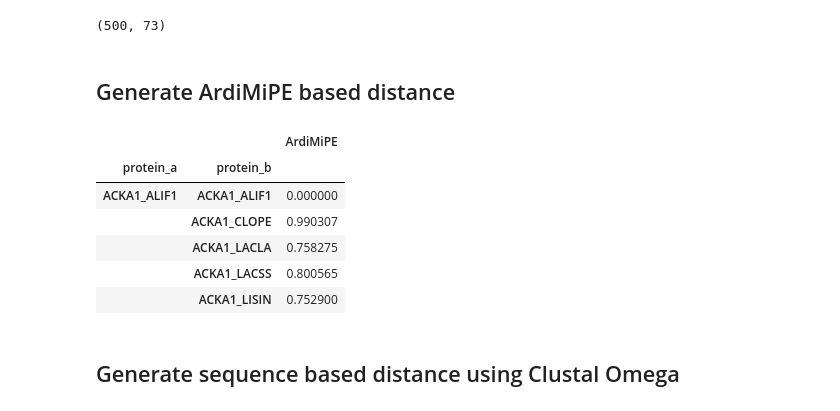
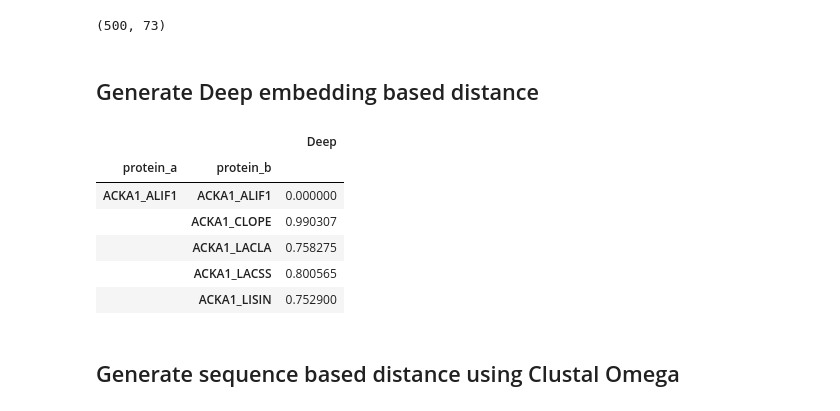
Before and after one commit to ardigen/microbiome-protein-embeddings, a Jupyter notebook: 03-ec-2.7.2/ec-2.7.2-analysis.ipynb, the cells around one changed output. Cells and saved outputs as stored; diff of their text form; code cells hidden in the pictures.

```diff
--- a/03-ec-2.7.2/ec-2.7.2-analysis.ipynb
+++ b/03-ec-2.7.2/ec-2.7.2-analysis.ipynb
@@ -207,7 +200,7 @@ print(random_df.shape)
 # %% [output]
 (500, 73)
 # %% [markdown]
-## Generate ArdiMiPE based distance
+## Generate Deep embedding based distance
 # %%
 from sklearn.metrics import euclidean_distances
 
@@ -225,10 +218,10 @@ def post_process(distance_matrix):
 # %%
 proteins_df = pd.concat([ec_272_df, random_df])
 # %%
-ardimipe_distances = post_process(distance(proteins_df[embedding_columns])).to_frame('ArdiMiPE')
-ardimipe_distances.head()
+deep_distances = post_process(distance(proteins_df[embedding_columns])).to_frame('Deep')
+deep_distances.head()
 # %% [output]
-|  |  | ArdiMiPE |
+|  |  | Deep |
 | protein_a | protein_b |  |
 | ACKA1_ALIF1 | ACKA1_ALIF1 | 0.000000 |
 |  | ACKA1_CLOPE | 0.990307 |
```
Also changed, not shown: parts of 13 cells of this notebook, 6 other files.
